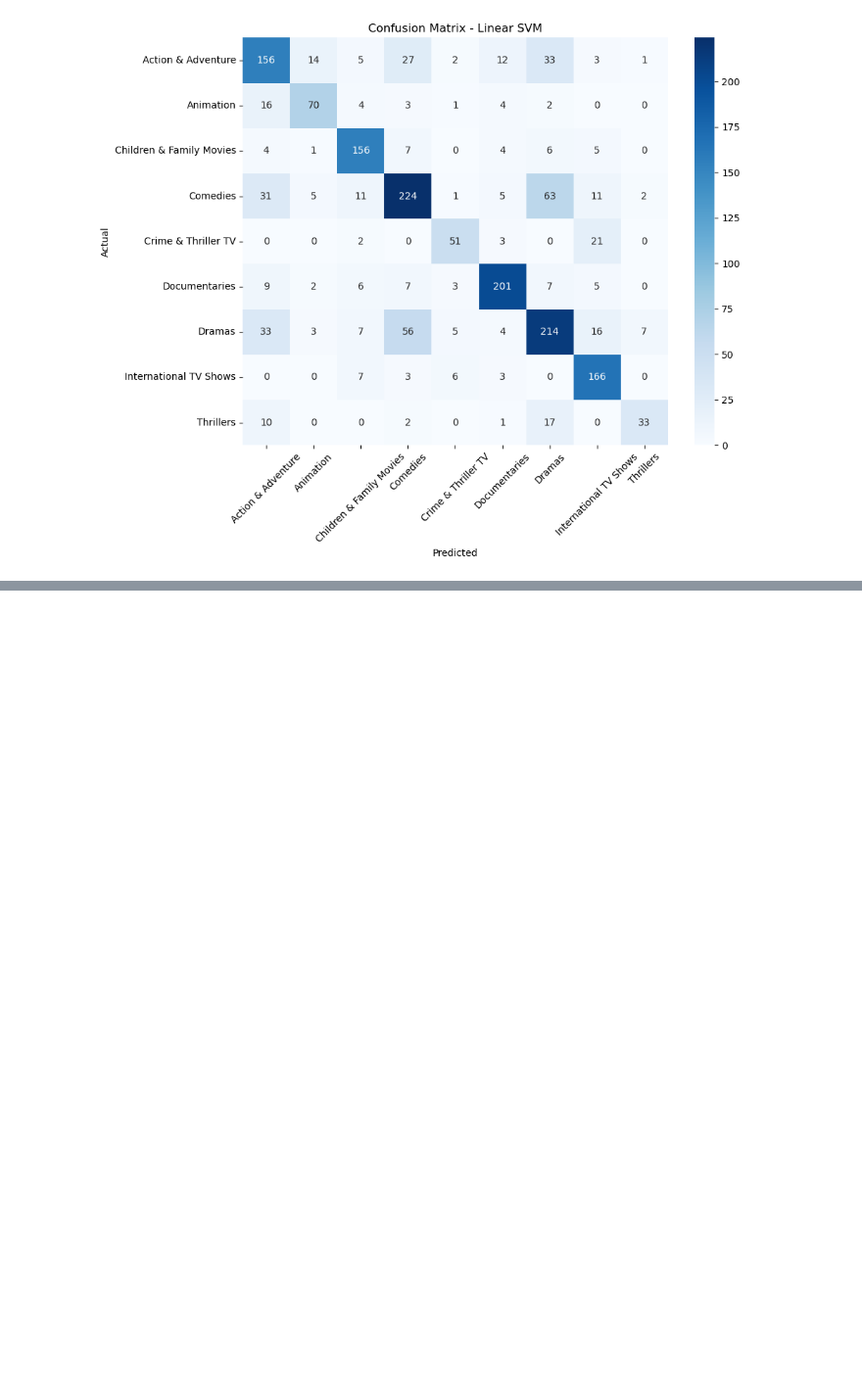
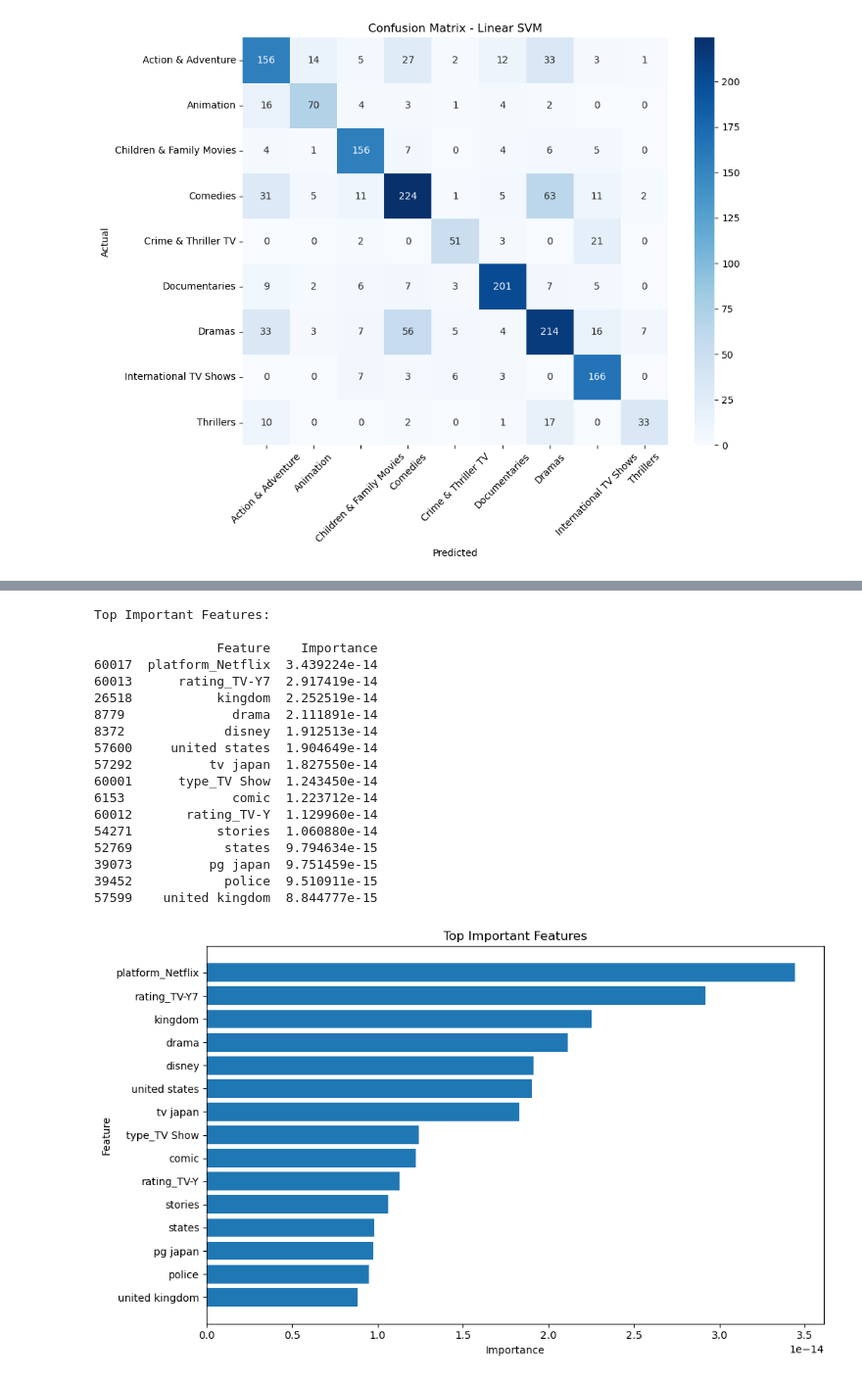
Before and after one commit to CharanTejaK1/tv-show-ml-project, a Jupyter notebook: notebooks/tv_show_analysis.ipynb, the cells around one changed output, grey strips where cells are left out. Shown at 98% size. Cells and saved outputs as stored; diff of their text form; code cells hidden in the pictures; blank space fills up the shorter version.

```diff
--- a/notebooks/tv_show_analysis.ipynb
+++ b/notebooks/tv_show_analysis.ipynb
@@ -381,0 +394,22 @@ visualization.plot_confusion_matrix(y_test,y_pred_svm,title="Confusion Matrix -
+# %%
+visualization.plot_feature_importance(lr_model,tfidf,ohe,top_n=15)
+# %% [output]
+Top Important Features:
+
+                Feature    Importance
+60017  platform_Netflix  3.439224e-14
+60013      rating_TV-Y7  2.917419e-14
+26518           kingdom  2.252519e-14
+8779              drama  2.111891e-14
+8372             disney  1.912513e-14
+57600     united states  1.904649e-14
+57292          tv japan  1.827550e-14
+60001      type_TV Show  1.243450e-14
+6153              comic  1.223712e-14
+60012       rating_TV-Y  1.129960e-14
+54271           stories  1.060880e-14
+52769            states  9.794634e-15
+39073          pg japan  9.751459e-15
+39452            police  9.510911e-15
+57599    united kingdom  8.844777e-15
+[figure, added]
```
Also changed, not shown: parts of 8 cells of this notebook, 3 other files.
